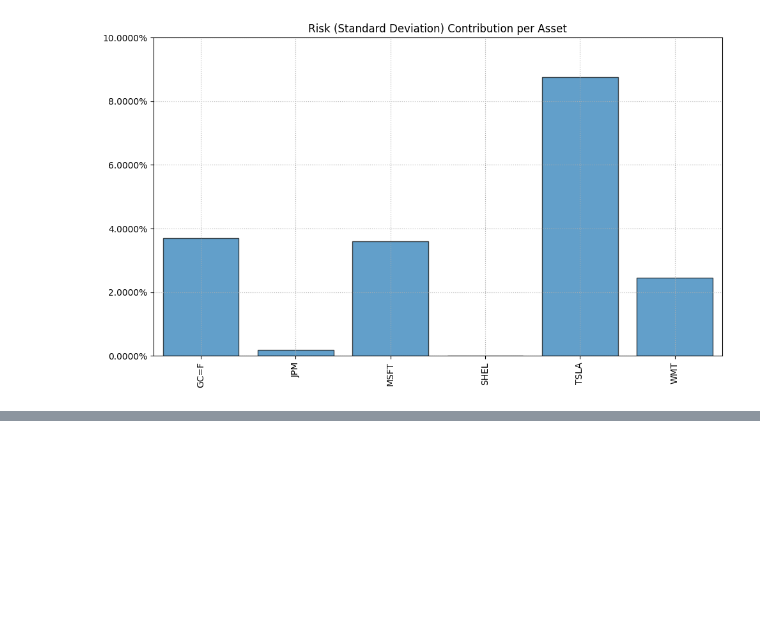
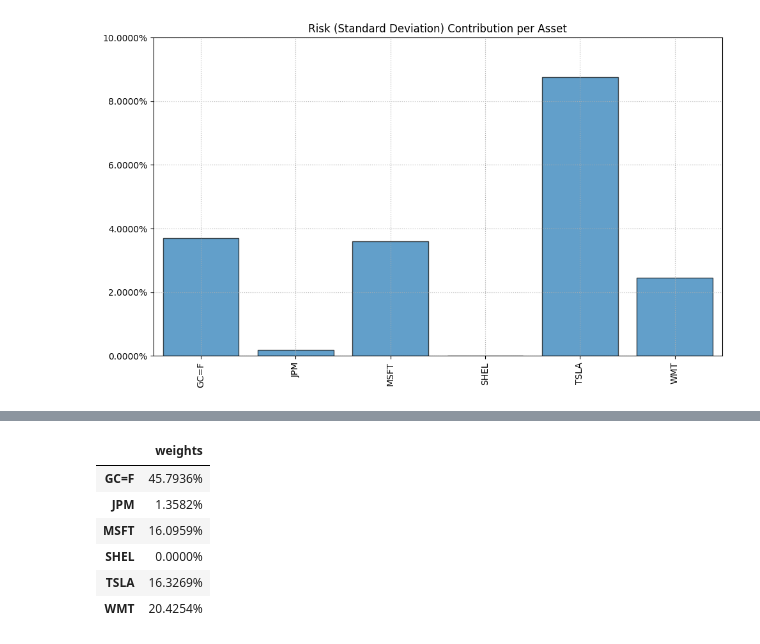
Before and after one commit to shashankks0987/portfolio-management, a Jupyter notebook: portfolio management.ipynb, the cells around one changed output, grey strips where cells are left out. Cells and saved outputs as stored; diff of their text form; code cells hidden in the pictures; blank space fills up the shorter version.

```diff
--- a/portfolio management.ipynb
+++ b/portfolio management.ipynb
@@ -131,0 +160,10 @@ ax = rp.plot_risk_con(w, cov=port.cov, returns=port.returns, rm=rm, rf=0, alpha=
+# %%
+w
+# %% [output]
+|  | weights |
+| GC=F | 45.7936% |
+| JPM | 1.3582% |
+| MSFT | 16.0959% |
+| SHEL | 0.0000% |
+| TSLA | 16.3269% |
+| WMT | 20.4254% |
```
Also changed, not shown: parts of 6 cells of this notebook.
